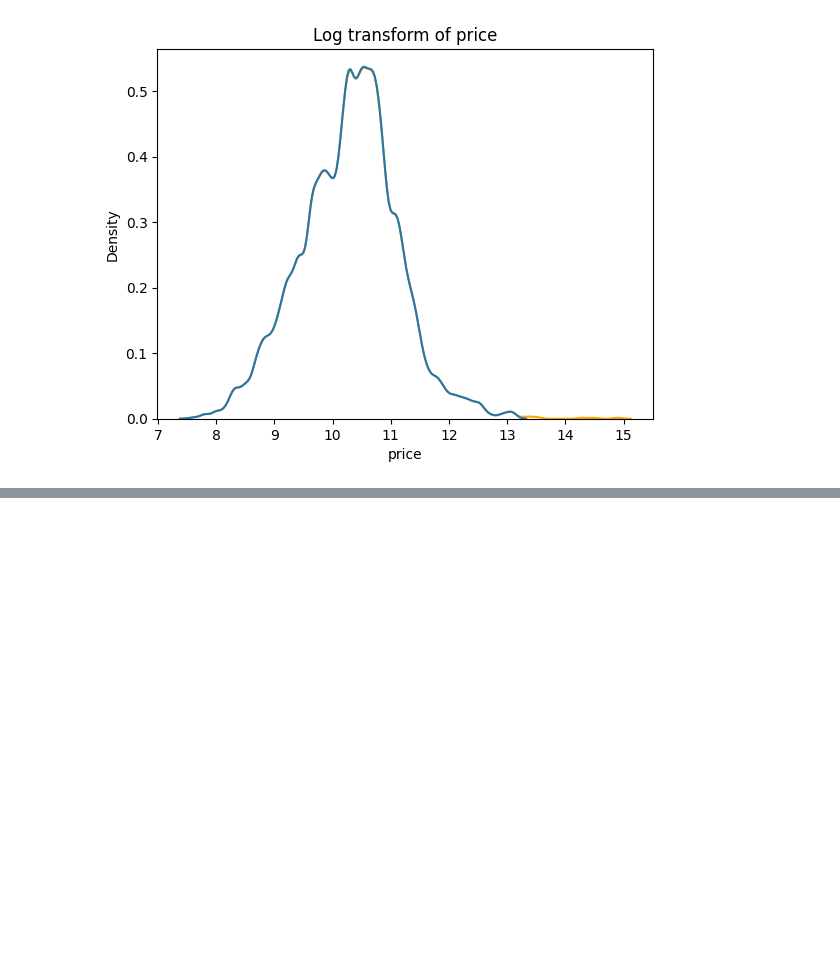
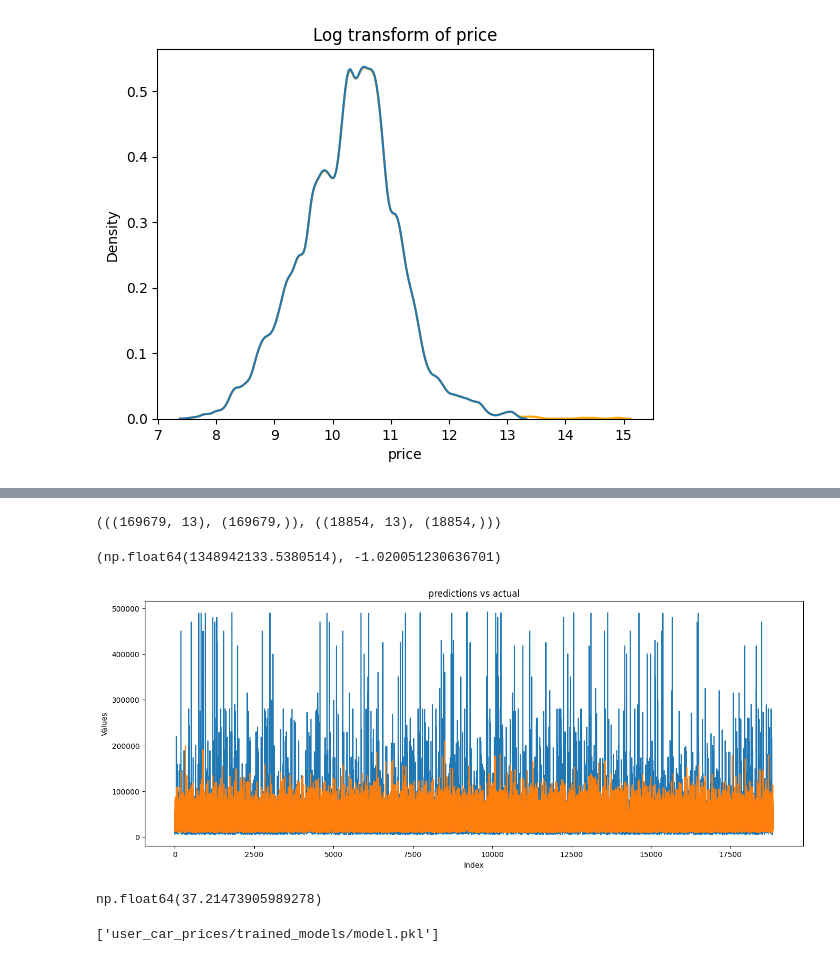
Before and after one commit to Harsh-Agarwals/packaged-ml-model, a Jupyter notebook: model_script.ipynb, the cells around one changed output, grey strips where cells are left out. Drawn from its saved outputs; the diff is of its cells as text; code cells hidden in the pictures; blank space fills up the shorter version.

Commit message:
modelling done

```diff
--- a/model_script.ipynb
+++ b/model_script.ipynb
@@ -895,0 +1365,11 @@ plt.show()
+# %%
+df['accident'] = le.fit_transform(df['accident'])
+df['clean_title'] = le.fit_transform(df['clean_title'])
+df['int_col'] = le.fit_transform(df['int_col'])
+df['ext_col'] = le.fit_transform(df['ext_col'])
+df['transmission'] = le.fit_transform(df['transmission'])
+df['fuel_type'] = le.fit_transform(df['fuel_type'])
+df['engine'] = le.fit_transform(df['engine'])
+df.drop(columns=['id', 'brand', 'model'], inplace=True)
+df.rename(columns={'brand_encoded': 'brand', 'model_encoded': 'model'}, inplace=True)
+df.head(2)
@@ -895,0 +1400,9 @@ plt.show()
+# %%
+from sklearn.preprocessing import StandardScaler
+
+columns_to_scale = ['model_year', 'milage', 'engine', 'transmission',
+       'ext_col', 'int_col', 'HP', 'litres', 'brand', 'model']
+
+ss = StandardScaler()
+df[columns_to_scale] = ss.fit_transform(df[columns_to_scale])
+df
@@ -895,0 +1423,39 @@ plt.show()
+# %%
+from sklearn.model_selection import train_test_split
+
+X_train, X_test, y_train, y_test = train_test_split(df.drop(columns=['price']), df.price, test_size=0.1, random_state=42)
+
+((X_train.shape, y_train.shape), (X_test.shape, y_test.shape))
+# %% [output]
+(((169679, 13), (169679,)), ((18854, 13), (18854,)))
+# %%
+from sklearn.ensemble import GradientBoostingRegressor
+
+model = GradientBoostingRegressor()
+model.fit(X_train, y_train)
+
+preds = model.predict(X_test)
+# %%
+from sklearn.metrics import mean_squared_error, r2_score, mean_absolute_percentage_error
+
+mean_squared_error(preds, y_test), r2_score(preds, y_test)
+# %% [output]
+(np.float64(1348942133.5380514), -1.020051230636701)
+# %%
+plt.figure(figsize=(16, 6))
+plt.plot(pd.DataFrame(preds, y_test).reset_index())
+plt.title("predictions vs actual")
+plt.xlabel("Index")
+plt.ylabel("Values")
+plt.show()
+# %% [output]
+[figure, added]
+# %%
+mean_absolute_percentage_error(preds, y_test)*100
+# %% [output]
+np.float64(37.21473905989278)
+# %%
+import joblib
+joblib.dump(model, "user_car_prices/trained_models/model.pkl")
+# %% [output]
+['user_car_prices/trained_models/model.pkl']
```
Also changed, not shown: parts of 53 cells of this notebook, 2 other files.
